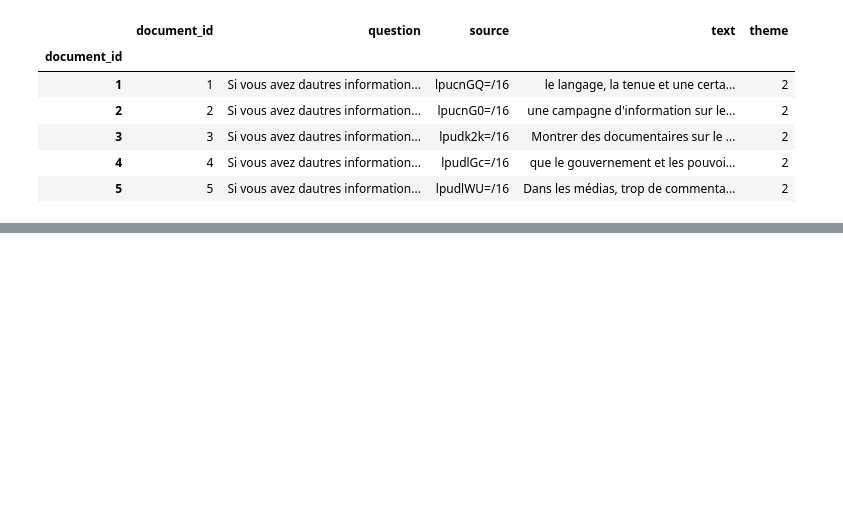
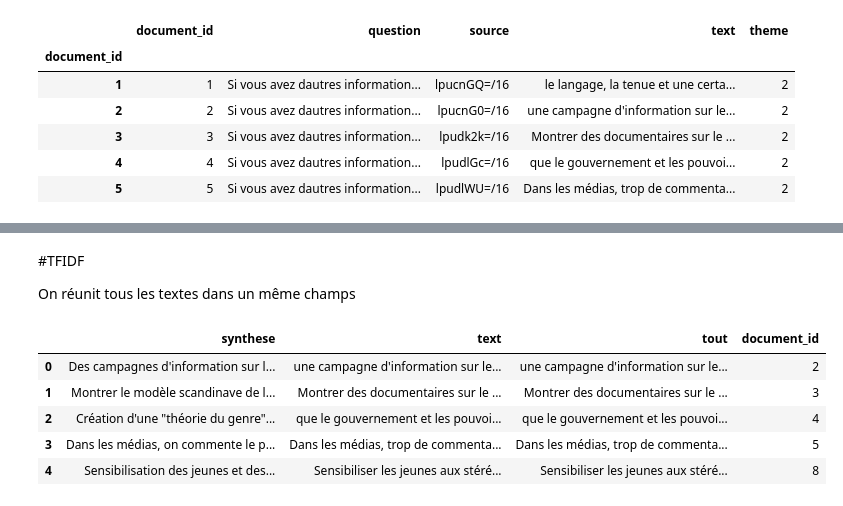
Before and after one commit to regardscitoyens/consultation_an, a Jupyter notebook: exploitation/analyse.ipynb, the cells around one changed output, grey strips where cells are left out. Cells and saved outputs as stored; diff of their text form; code cells hidden in the pictures; blank space fills up the shorter version.

```diff
--- a/exploitation/analyse.ipynb
+++ b/exploitation/analyse.ipynb
@@ -225,0 +227,19 @@ documents_crowdsource.head()
+# %% [markdown]
+#TFIDF
+
+On réunit tous les textes dans un même champs
+# %%
+documents_crowdsource['synthese'] = documents_crowdsource['synthese']+". "
+documents_text = documents_crowdsource[['document_id','synthese']].groupby('document_id').sum()
+documents_text['text'] = documents['text']
+documents_text['tout'] = documents['text']+' BR '+documents_text['synthese']
+documents_text['document_id'] = documents_text.index
+documents_text = pd.DataFrame(data=documents_text.values, columns=['synthese', 'text','tout', 'document_id'])
+documents_text.head()
+# %% [output]
+|  | synthese | text | tout | document_id |
+| 0 | Des campagnes d'information sur l... | une campagne d'information sur le... | une campagne d'information sur le... | 2 |
+| 1 | Montrer le modèle scandinave de l... | Montrer des documentaires sur le ... | Montrer des documentaires sur le ... | 3 |
+| 2 | Création d'une "théorie du genre"... | que le gouvernement et les pouvoi... | que le gouvernement et les pouvoi... | 4 |
+| 3 | Dans les médias, on commente le p... | Dans les médias, trop de commenta... | Dans les médias, trop de commenta... | 5 |
+| 4 | Sensibilisation des jeunes et des... | Sensibiliser les jeunes aux stéré... | Sensibiliser les jeunes aux stéré... | 8 |
```
Also changed, not shown: parts of 5 cells of this notebook.
